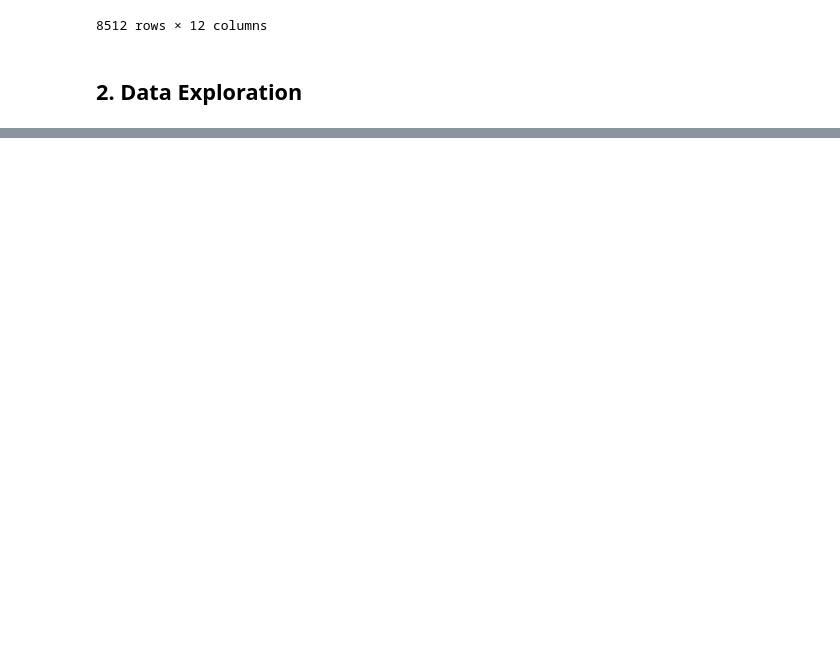
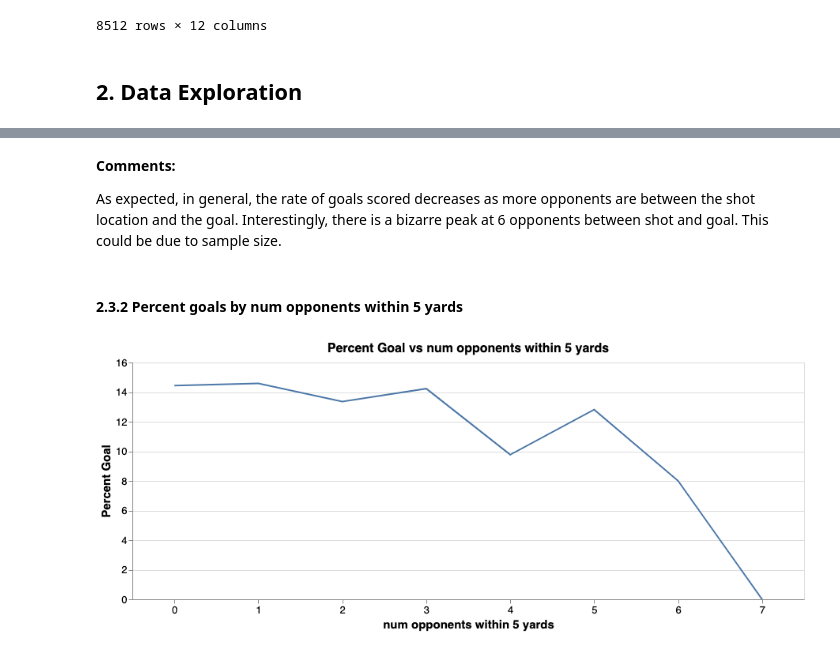
Before and after one commit to RobBlumberg/xg_model, a Jupyter notebook: src/xg_model.ipynb, the cells around one changed output, grey strips where cells are left out. Saved outputs shown, nothing was run; the diff lists cells and outputs as text; code cells hidden in the pictures; blank space fills up the shorter version.

```diff
--- a/src/xg_model.ipynb
+++ b/src/xg_model.ipynb
@@ -374,0 +479,10 @@ all_la_liga_shots
+# %% [markdown]
+**Comments:**
+
+As expected, in general, the rate of goals scored decreases as more opponents are between the shot location and the goal. Interestingly, there is a bizarre peak at 6 opponents between shot and goal. This could be due to sample size.
+# %% [markdown]
+#### 2.3.2 Percent goals by num opponents within 5 yards
+# %%
+plot_percent_goal_vs_attr("num opponents within 5 yards", "line")
+# %% [output]
+[figure, added]
```
Also changed, not shown: parts of 26 cells of this notebook.
